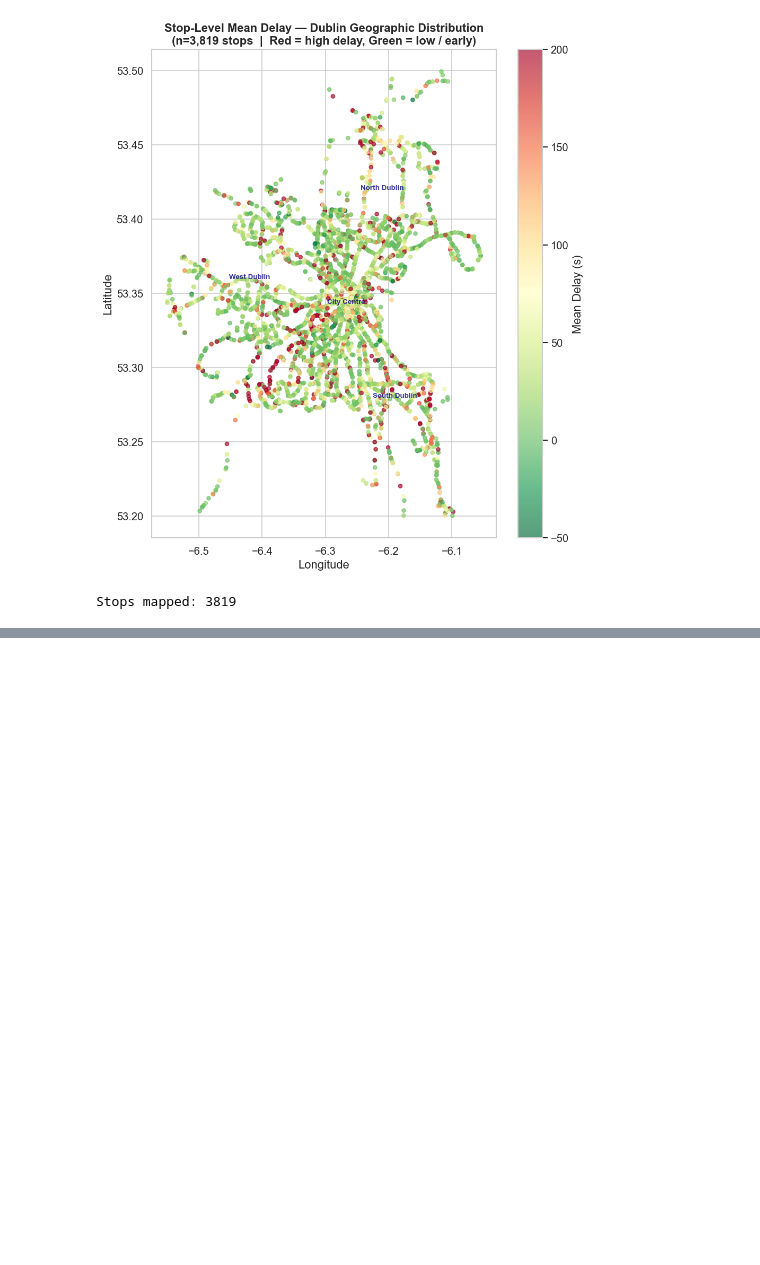
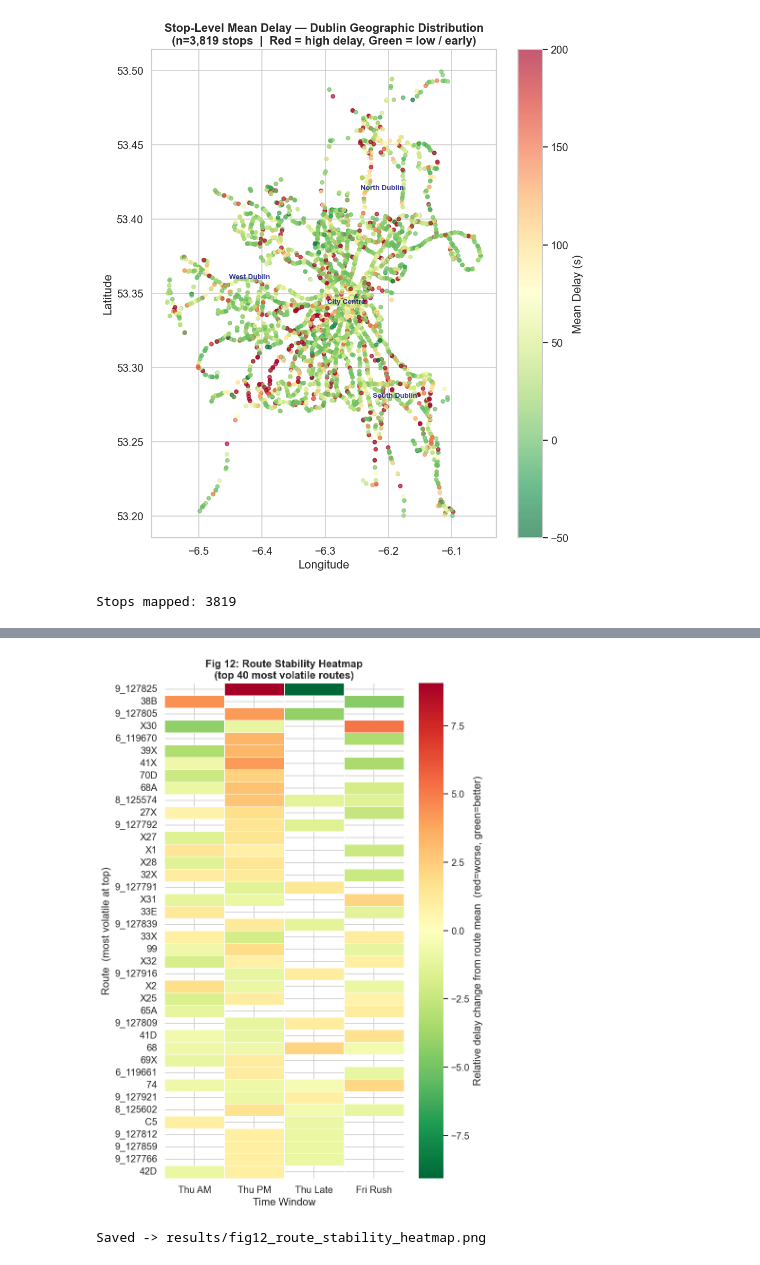
Before and after one commit to nifemihq/PAI-Project, a Jupyter notebook: presentation.ipynb, the cells around one changed output, grey strips where cells are left out. Saved outputs shown, nothing was run; the diff lists cells and outputs as text; code cells hidden in the pictures; blank space fills up the shorter version.

```diff
--- a/presentation.ipynb
+++ b/presentation.ipynb
@@ -965,0 +1053,41 @@ Stops mapped: 3819
+# %%
+# ── Fig 12: Route stability heatmap ──────────────────────────────────────────
+if not temporal_df.empty:
+    merged_h = temporal_df.merge(
+        cluster_map[["route_id", "route_short_name"]], on="route_id", how="left"
+    )
+    pivot = merged_h.pivot_table(
+        index="route_id", columns="window_short", values="mean_delay"
+    )
+    pivot = pivot.reindex(columns=present_windows).dropna(thresh=2)
+
+    pivot_cv = pivot.std(axis=1) / (pivot.mean(axis=1).abs() + 1e-9)
+    top_n = min(40, len(pivot))
+    pivot = pivot.loc[pivot_cv.nlargest(top_n).index]
+
+    # Fractional deviation from each route's own mean across windows
+    row_mean  = pivot.mean(axis=1)
+    pivot_norm = pivot.sub(row_mean, axis=0).div(row_mean.abs() + 1e-9, axis=0)
+
+    name_map = cluster_map.set_index("route_id")["route_short_name"].to_dict()
+    pivot_norm.index = [name_map.get(r, r[-8:]) for r in pivot_norm.index]
+
+    fig, ax = plt.subplots(figsize=(7, max(8, top_n // 4)))
+    sns.heatmap(
+        pivot_norm, cmap="RdYlGn_r", center=0, linewidths=0.3,
+        cbar_kws={"label": "Relative delay change from route mean  (red=worse, green=better)"},
+        ax=ax,
+    )
+    ax.set_xlabel("Time Window")
+    ax.set_ylabel("Route  (most volatile at top)")
+    ax.set_title(
+        f"Fig 12: Route Stability Heatmap\n(top {top_n} most volatile routes)",
+        fontweight="bold",
+    )
+    plt.tight_layout()
+    fig.savefig(RESULTS_DIR / "fig12_route_stability_heatmap.png", dpi=150, bbox_inches="tight")
+    plt.show()
+    print("Saved -> results/fig12_route_stability_heatmap.png")
+# %% [output]
+[figure, added]
+Saved -> results/fig12_route_stability_heatmap.png
```
Also changed, not shown: parts of 21 cells of this notebook, 9 other files.
